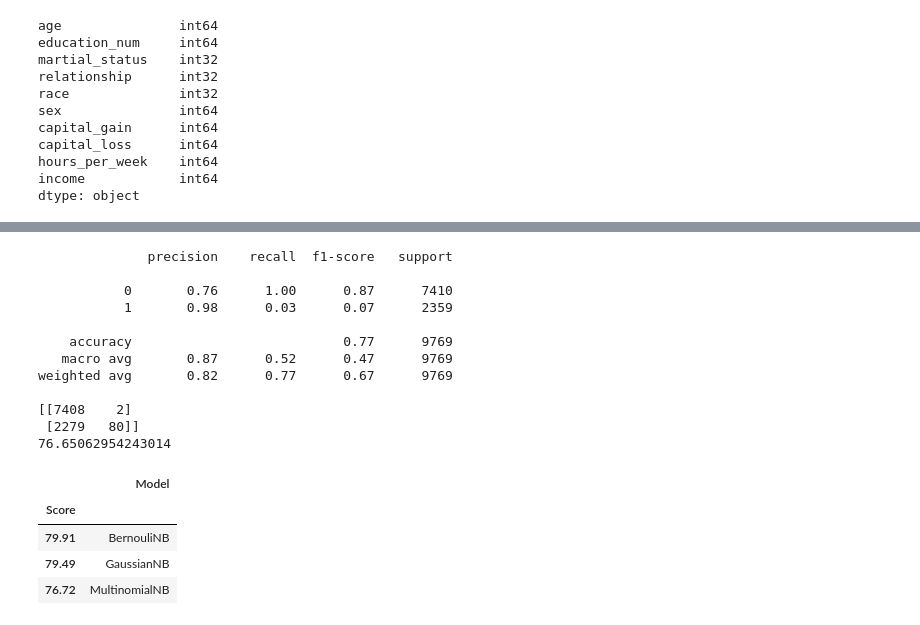
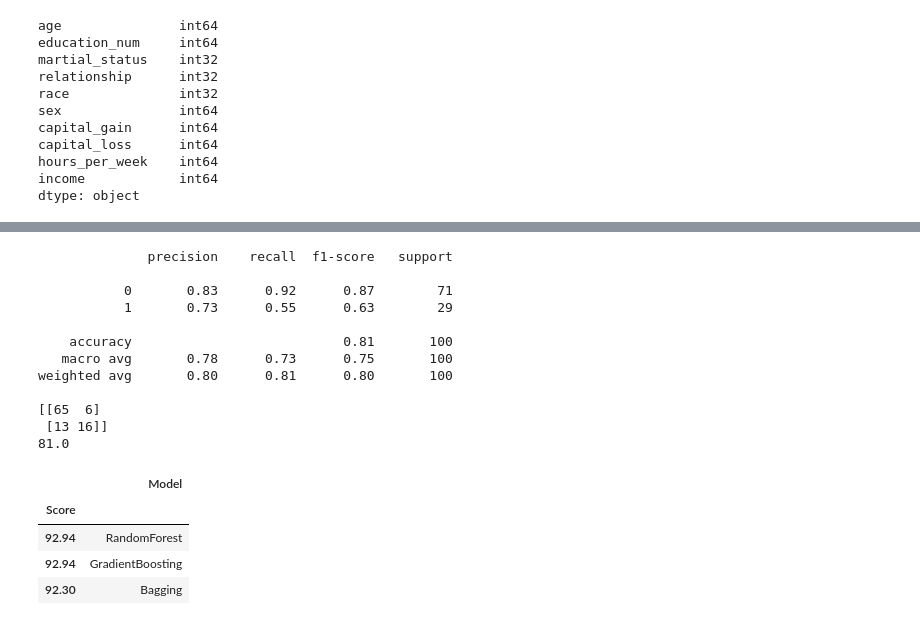
Before and after one commit to Iskander7d/Information-Processing, a Jupyter notebook: DecisionTree/census income/income.ipynb, the cells around one changed output, grey strips where cells are left out. Saved outputs shown, nothing was run; the diff lists cells and outputs as text; code cells hidden in the pictures.

```diff
--- a/DecisionTree/census income/income.ipynb
+++ b/DecisionTree/census income/income.ipynb
@@ -414,7 +411,7 @@ y = df['income']
 # splitting the data into training and test set
 from sklearn.model_selection import train_test_split
 
-X_train, X_test, y_train, y_test = train_test_split(X, y, test_size = 0.3, random_state = 0)
+X_train, X_test, y_train, y_test = train_test_split(X, y, test_size = 100, random_state = 0)
 # %%
 # Feature scaling
 from sklearn.preprocessing import MinMaxScaler
@@ -425,12 +422,12 @@ X_train = pd.DataFrame(scaler.fit_transform(X_train), columns = X.columns)
 
 X_test = pd.DataFrame(scaler.transform(X_test), columns = X.columns)
 # %%
-#Applying the GaussianNB algorithm
-gaussian = GaussianNB()
-gaussian.fit(X_train, y_train)
-y_pred = gaussian.predict(X_test)
-acc_gaussian = round(gaussian.score(X_train, y_train) * 100, 2)
+from sklearn.ensemble import RandomForestClassifier
+rfc = RandomForestClassifier(random_state=0)
+rfc.fit(X_train, y_train)
+y_pred = rfc.predict(X_test)
+acc_rfc = round(rfc.score(X_train, y_train) * 100, 2)
 print(classification_report(y_test, y_pred))
 print(confusion_matrix(y_test, y_pred))
 print(accuracy_score(y_test, y_pred)*100)
-df_pred = pd.DataFrame(y_pred, columns=['Income Predicted - GaussianNB'])
+df_pred = pd.DataFrame(y_pred, columns=['Income Predicted - RandomForest'])
@@ -451,10 +448,10 @@ weighted avg       0.78      0.80      0.77      9769
 # %%
-#Applying the BernoulliNB algorithm
-bernouli = BernoulliNB()
-bernouli.fit(X_train, y_train)
-y_pred = bernouli.predict(X_test)
-acc_bernouli = round(bernouli.score(X_train, y_train) * 100, 2)
+from sklearn.ensemble import GradientBoostingClassifier
+gbc = GradientBoostingClassifier(random_state=0)
+gbc.fit(X_train, y_train)
+y_pred = gbc.predict(X_test)
+acc_gbc = round(rfc.score(X_train, y_train) * 100, 2)
 print(classification_report(y_test, y_pred))
 print(confusion_matrix(y_test, y_pred))
 print(accuracy_score(y_test, y_pred)*100)
-df_pred = pd.DataFrame(y_pred, columns=['Income Predicted - BernouliNB'])
+df_pred = pd.DataFrame(y_pred, columns=['Income Predicted - GradientBoosting'])
@@ -475,10 +472,10 @@ weighted avg       0.79      0.79      0.75      9769
 # %%
-#Applying the MultinomialNB algorithm
-multinomial = MultinomialNB()
-multinomial.fit(X_train, y_train)
-y_pred = multinomial.predict(X_test)
-acc_multinomial = round(multinomial.score(X_train, y_train) * 100, 2)
+from sklearn.ensemble import BaggingClassifier
+bagging_classifier = BaggingClassifier(random_state=0)
+bagging_classifier.fit(X_train, y_train)
+y_pred = bagging_classifier.predict(X_test)
+acc_bagging = round(bagging_classifier.score(X_train, y_train) * 100, 2)
 print(classification_report(y_test, y_pred))
 print(confusion_matrix(y_test, y_pred))
 print(accuracy_score(y_test, y_pred)*100)
-df_pred = pd.DataFrame(y_pred, columns=['Income Predicted - MultinomialNB'])
+df_pred = pd.DataFrame(y_pred, columns=['Income Predicted - Bagging'])
@@ -486,28 +483,26 @@
 # %% [output]
               precision    recall  f1-score   support
 
-           0       0.76      1.00      0.87      7410
-           1       0.98      0.03      0.07      2359
+           0       0.83      0.92      0.87        71
+           1       0.73      0.55      0.63        29
 
-    accuracy                           0.77      9769
-   macro avg       0.87      0.52      0.47      9769
-weighted avg       0.82      0.77      0.67      9769
+    accuracy                           0.81       100
+   macro avg       0.78      0.73      0.75       100
+weighted avg       0.80      0.81      0.80       100
 
-[[7408    2]
- [2279   80]]
-76.65062954243014
+[[65  6]
+ [13 16]]
+81.0
 # %%
-#Plotting the accuracy of the used algorithms to find the best fit
-
 results = pd.DataFrame({
-    'Model': ['BernouliNB', 'GaussianNB', 'MultinomialNB'],
-    'Score': [acc_gaussian, acc_bernouli, acc_multinomial]})
+    'Model': ['RandomForest', 'GradientBoosting', 'Bagging'],
+    'Score': [acc_rfc, acc_gbc, acc_bagging]})
 result_df = results.sort_values(by='Score', ascending=False)
 result_df = result_df.set_index('Score')
 result_df.head(3)
 # %% [output]
 |  | Model |
 | Score |  |
-| 79.91 | BernouliNB |
-| 79.49 | GaussianNB |
-| 76.72 | MultinomialNB |
+| 92.94 | RandomForest |
+| 92.94 | GradientBoosting |
+| 92.30 | Bagging |
```
Also changed, not shown: parts of 4 cells of this notebook, 4 other files.
